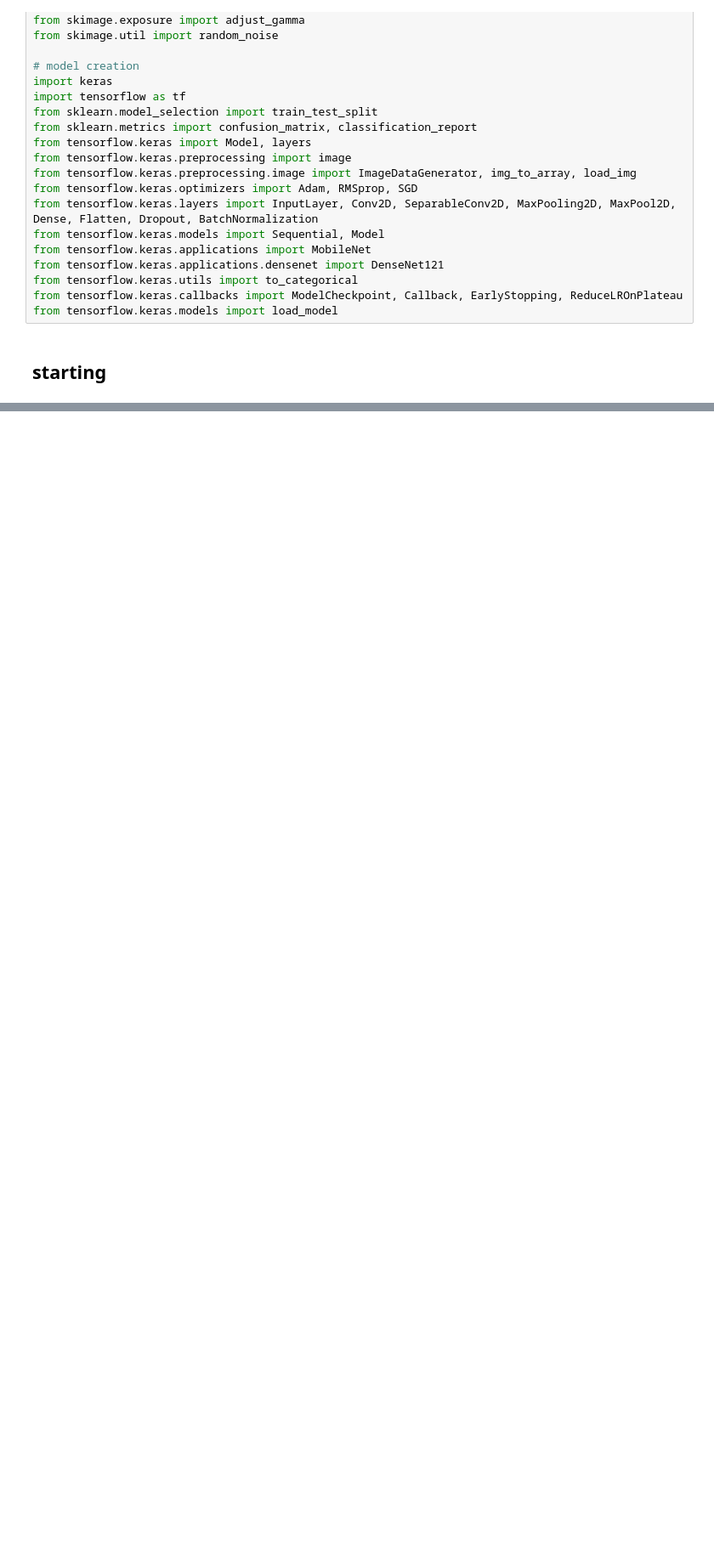
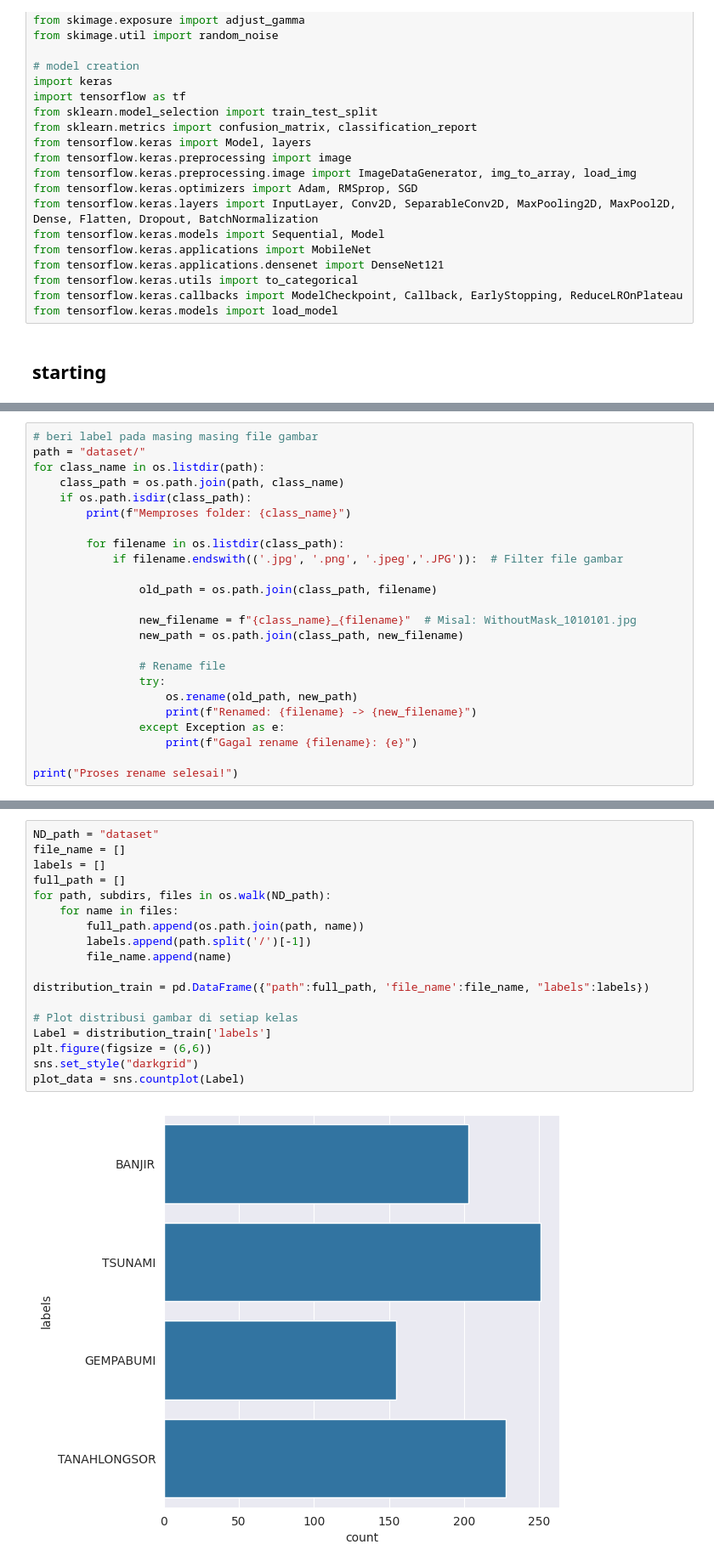
Before and after one commit to cryoras/ND_imageCNN, a Jupyter notebook: notebook_image.ipynb, the cells around one changed output, grey strips where cells are left out. Shown at 85% size. Cells and saved outputs as stored; diff of their text form; blank space fills up the shorter version.

```diff
--- a/notebook_image.ipynb
+++ b/notebook_image.ipynb
@@ -77,0 +123,24 @@ from tensorflow.keras.models import load_model
+# %%
+# beri label pada masing masing file gambar
+path = "dataset/"
+for class_name in os.listdir(path):
+    class_path = os.path.join(path, class_name)
+    if os.path.isdir(class_path):
+        print(f"Memproses folder: {class_name}")
+
+        for filename in os.listdir(class_path):
+            if filename.endswith(('.jpg', '.png', '.jpeg','.JPG')):  # Filter file gambar
+
+                old_path = os.path.join(class_path, filename)
+
+                new_filename = f"{class_name}_{filename}"  # Misal: WithoutMask_1010101.jpg
+                new_path = os.path.join(class_path, new_filename)
+
+                # Rename file
+                try:
+                    os.rename(old_path, new_path)
+                    print(f"Renamed: {filename} -> {new_filename}")
+                except Exception as e:
+                    print(f"Gagal rename {filename}: {e}")
+
+print("Proses rename selesai!")
@@ -77,0 +165,20 @@ from tensorflow.keras.models import load_model
+# %%
+ND_path = "dataset"
+file_name = []
+labels = []
+full_path = []
+for path, subdirs, files in os.walk(ND_path):
+    for name in files:
+        full_path.append(os.path.join(path, name))
+        labels.append(path.split('/')[-1])
+        file_name.append(name)
+
+distribution_train = pd.DataFrame({"path":full_path, 'file_name':file_name, "labels":labels})
+
+# Plot distribusi gambar di setiap kelas
+Label = distribution_train['labels']
+plt.figure(figsize = (6,6))
+sns.set_style("darkgrid")
+plot_data = sns.countplot(Label)
+# %% [output]
+[figure, added]
```
Also changed, not shown: parts of 19 cells of this notebook.
